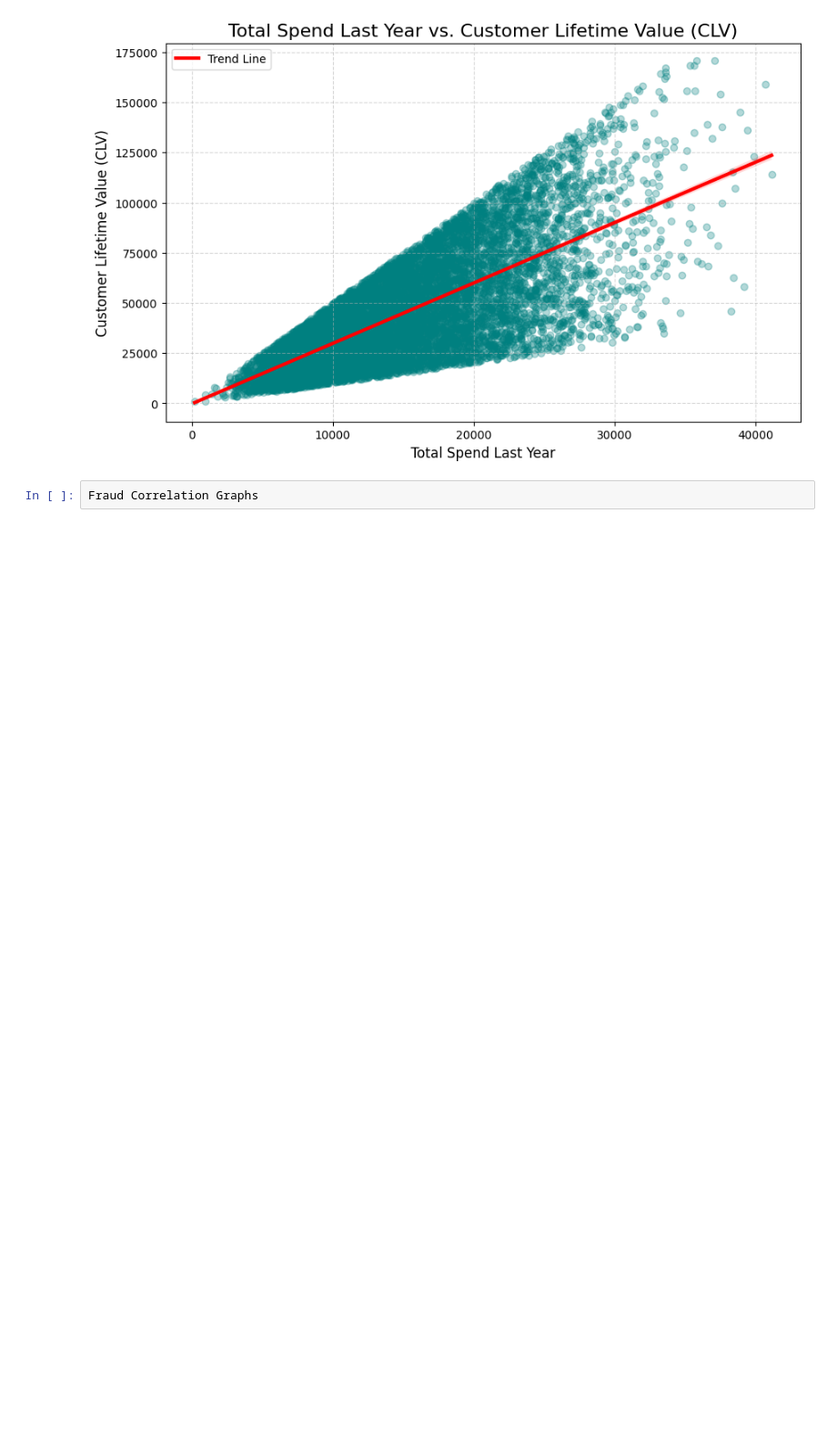
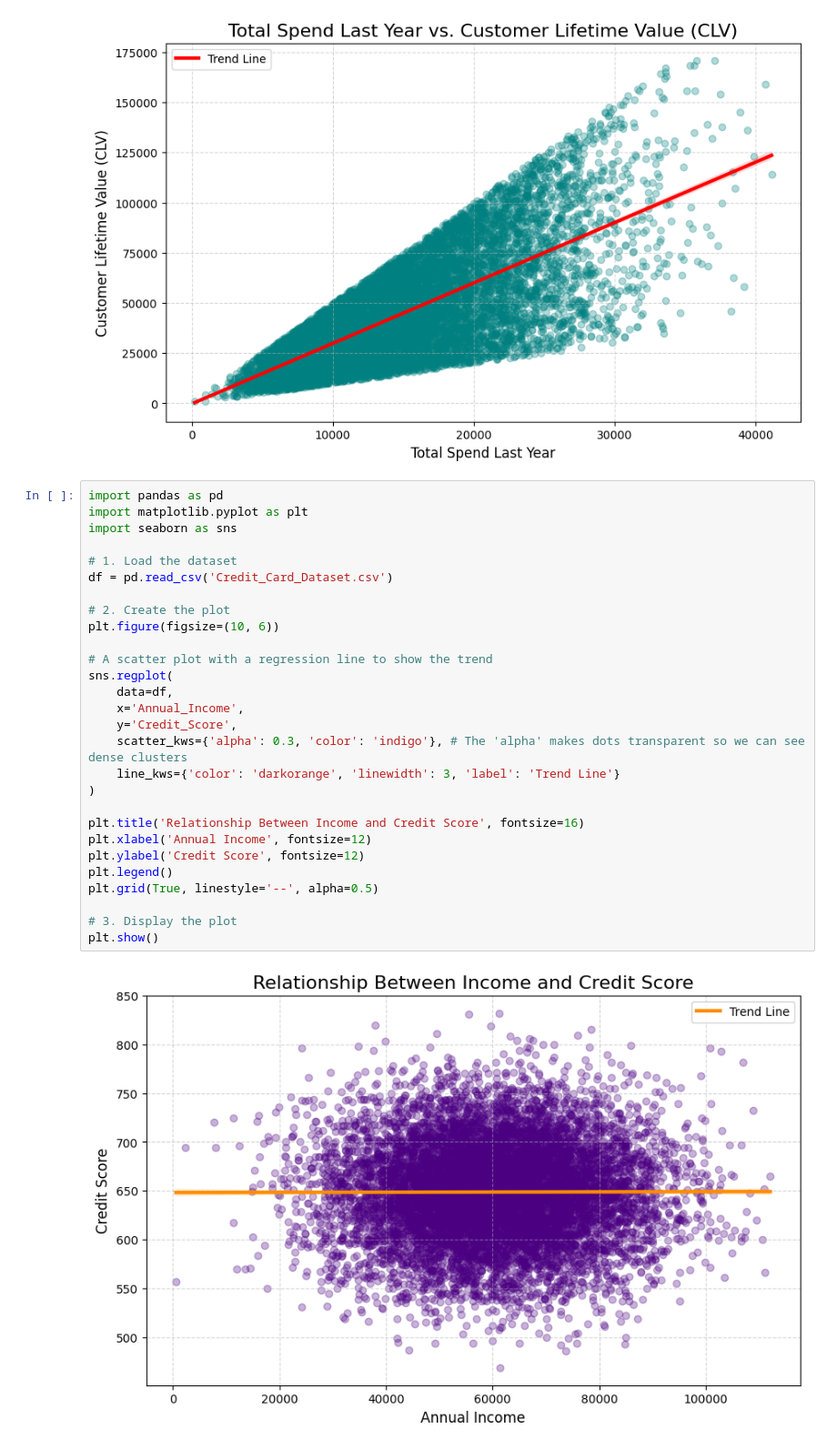
Before and after one commit to Donks9504/Business-Intelligence-and-Data-Mining, a Jupyter notebook: credit card analysis graphs.ipynb, the cells around one changed output. Shown at 91% size. Saved outputs shown, nothing was run; the diff lists cells and outputs as text; blank space fills up the shorter version.

Commit message:
Add files via upload
added scatter graph, k means cluster graph

```diff
--- a/credit card analysis graphs.ipynb
+++ b/credit card analysis graphs.ipynb
@@ -126,5 +126,33 @@ plt.grid(True, linestyle='--', alpha=0.5)
 plt.show()
 # %% [output]
 [figure]
-# %%
-Fraud Correlation Graphs
+# %%
+import pandas as pd
+import matplotlib.pyplot as plt
+import seaborn as sns
+
+# 1. Load the dataset
+df = pd.read_csv('Credit_Card_Dataset.csv')
+
+# 2. Create the plot
+plt.figure(figsize=(10, 6))
+
+# A scatter plot with a regression line to show the trend
+sns.regplot(
+    data=df,
+    x='Annual_Income',
+    y='Credit_Score',
+    scatter_kws={'alpha': 0.3, 'color': 'indigo'}, # The 'alpha' makes dots transparent so we can see dense clusters
+    line_kws={'color': 'darkorange', 'linewidth': 3, 'label': 'Trend Line'}
+)
+
+plt.title('Relationship Between Income and Credit Score', fontsize=16)
+plt.xlabel('Annual Income', fontsize=12)
+plt.ylabel('Credit Score', fontsize=12)
+plt.legend()
+plt.grid(True, linestyle='--', alpha=0.5)
+
+# 3. Display the plot
+plt.show()
+# %% [output]
+[figure, added]
```
Also changed, not shown: parts of 8 cells of this notebook.
